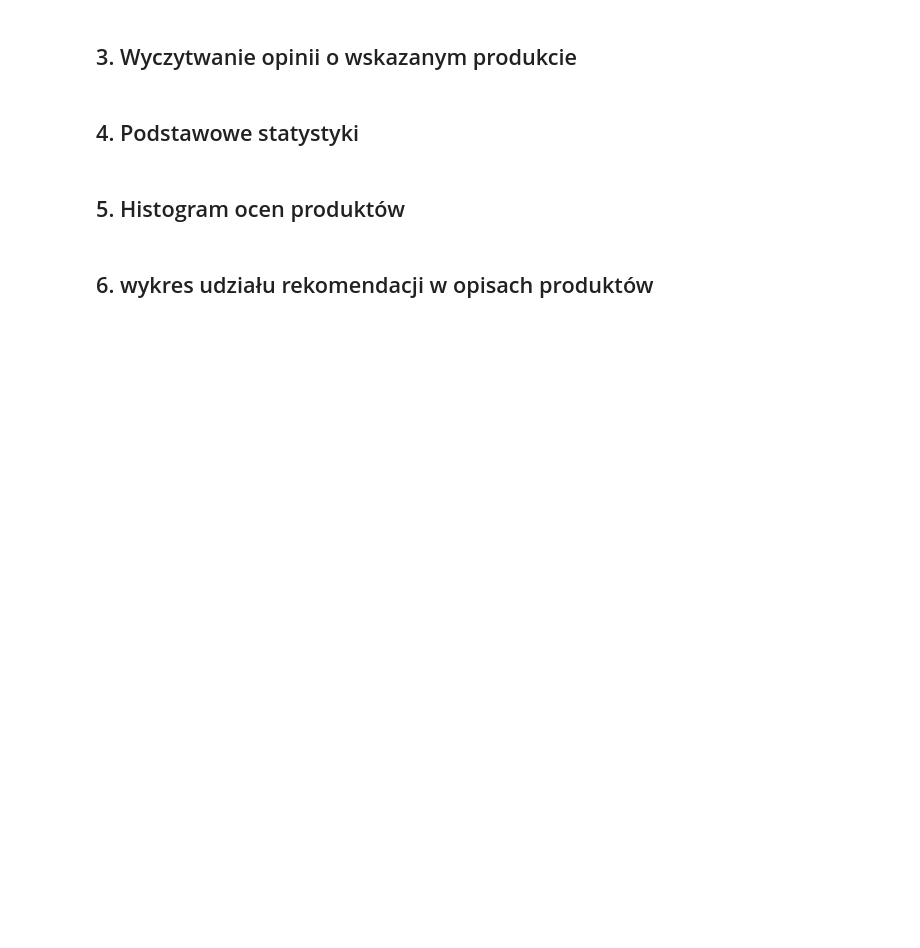
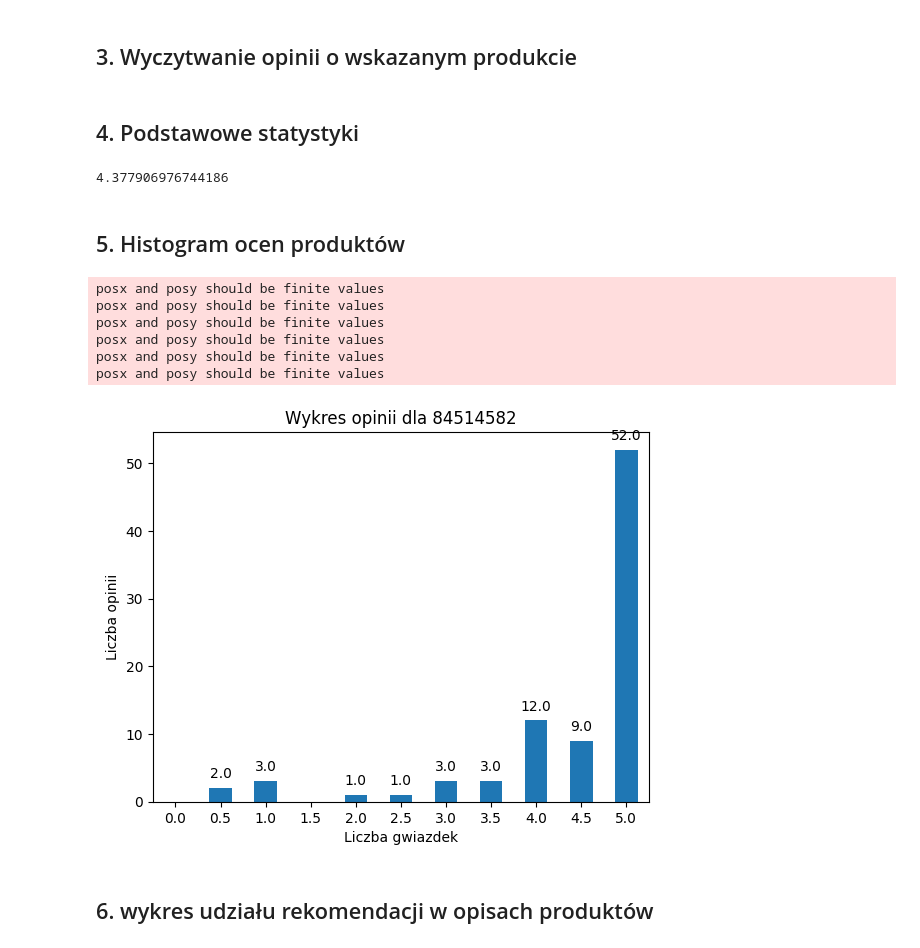
Before and after one commit to SebastianPagacz/CeneoScraperSP, a Jupyter notebook: analyze.ipynb, the cells around one changed output. Cells and saved outputs as stored; diff of their text form; code cells hidden in the pictures; blank space fills up the shorter version.

```diff
--- a/analyze.ipynb
+++ b/analyze.ipynb
@@ -13,6 +16,7 @@ print([filename.split(".")[0] for filename in os.listdir("opinions")], sep="\n")
 ## 3. Wyczytwanie opinii o wskazanym produkcie
 # %%
 product_id = input("Podaj kod produktu z Ceneo.pl: ")
-opinions = pd.read_json(f"opinions/{product_id}json")
+opinions = pd.read_json(f"opinions/{product_id}.json")
+opinions.rating = opinions.rating.apply(lambda r : r.split("/")[0].replace(",",".")).astype(float)
 # %% [markdown]
 ## 4. Podstawowe statystyki
@@ -24,4 +23,29 @@ avrage =
+# %%
+opinions_count = opinions.shape[0]
+pros_count = opinions.pros.astype(bool).sum()
+cons_count = opinions.cons.astype(bool).sum()
+average_rating = opinions.rating.mean()
+average_rating
+# %% [output]
+4.377906976744186
 # %% [markdown]
 ## 5. Histogram ocen produktów
+# %%
+rating_distribution = opinions.rating.value_counts().reindex(np.arange(0,5.5,0.5))
+rating_distribution.plot.bar()
+plt.title(f"Wykres opinii dla {84514582}")
+plt.xlabel("Liczba gwiazdek")
+plt.ylabel("Liczba opinii")
+plt.xticks(rotation=0)
+for index, value in enumerate(rating_distribution):
+    plt.text(index, value + 1.5, str(value), ha = "center")
+# %% [output]
+posx and posy should be finite values
+posx and posy should be finite values
+posx and posy should be finite values
+posx and posy should be finite values
+posx and posy should be finite values
+posx and posy should be finite values
+[figure, added]
 # %% [markdown]
 ## 6. wykres udziału rekomendacji w opisach produktów
```
Also changed, not shown: parts of 7 cells of this notebook, 5 other files.
